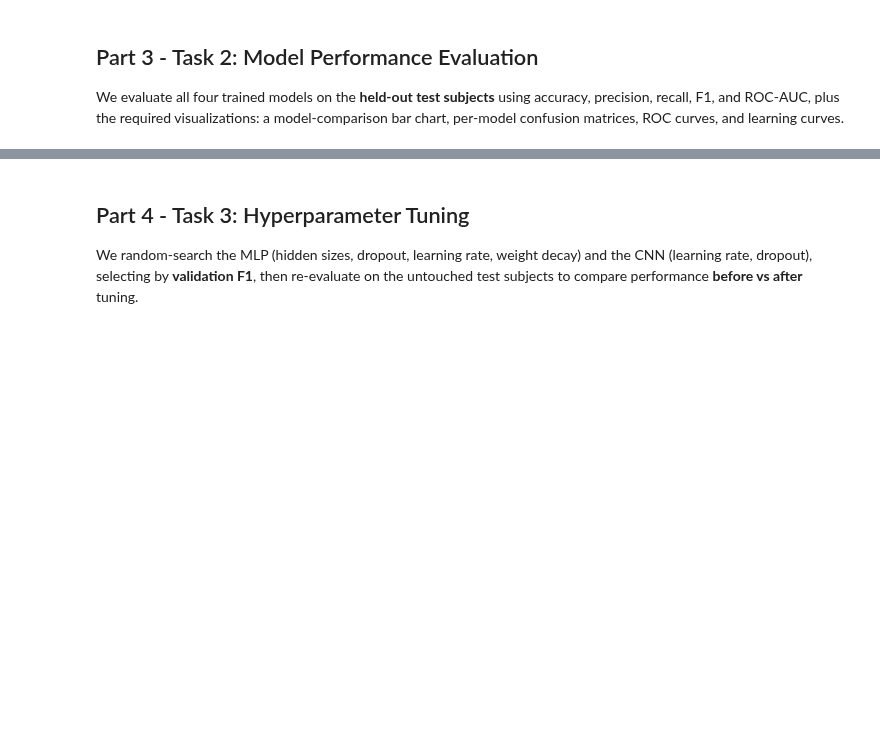
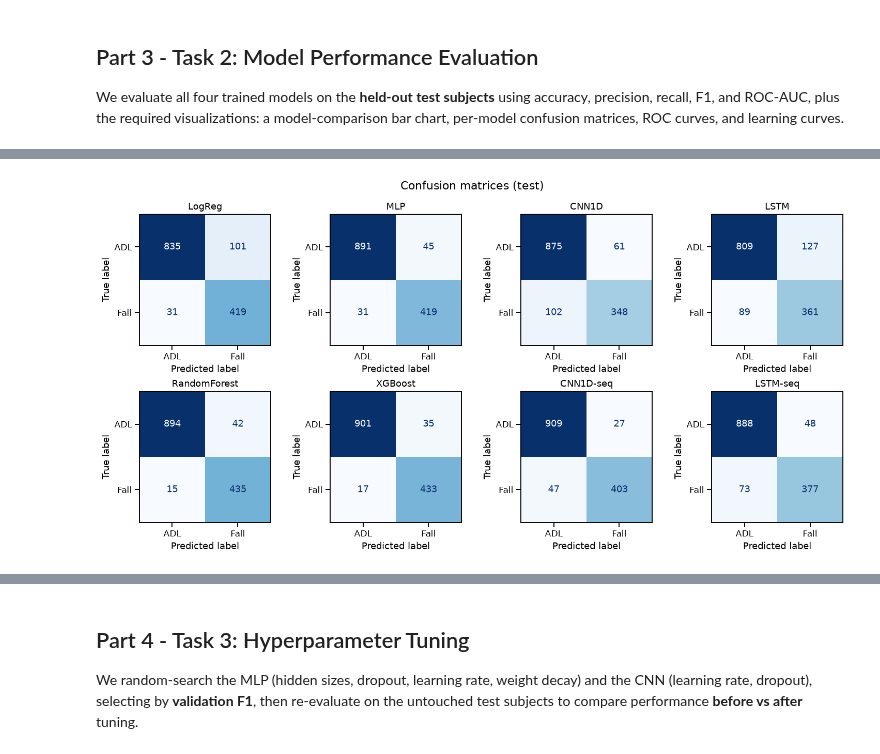
Before and after one commit to emfallat/EECE-5644-Final-Project, a Jupyter notebook: FallDetection_ML.ipynb, the cells around one changed output, grey strips where cells are left out. Cells and saved outputs as stored; diff of their text form; code cells hidden in the pictures; blank space fills up the shorter version.

Commit message:
Add a sequential model

```diff
--- a/FallDetection_ML.ipynb
+++ b/FallDetection_ML.ipynb
@@ -389,0 +501,36 @@ Tree ensembles use 30 simple features; scale_pos_weight=2.96
+# %%
+class LSTMUni(nn.Module):
+    """Unidirectional 2-layer LSTM.
+
+    readout='max'  - max over time, so an impact anywhere in the window reaches the head
+    readout='last' - final hidden state, the section-2.2 convention (kept for the ablation)
+    """
+    def __init__(s, ch=6, h=64, p=0.3, readout="max"):
+        super().__init__(); s.readout = readout
+        s.lstm = nn.LSTM(ch, h, 2, batch_first=True, dropout=p)
+        s.head = nn.Sequential(nn.Dropout(p), nn.Linear(h, 2))
+    def forward(s, x):                       # x:(B,C,T) -> (B,T,C)
+        o, _ = s.lstm(x.transpose(1, 2))
+        return s.head(o.max(1).values if s.readout == "max" else o[:, -1])
+
+seq_specs = {
+    "CNN1D-seq": (lambda: CNN1D(ch=6),                     dict(lr=1e-3, wd=1e-4, epochs=80)),
+    "LSTM-seq":  (lambda: LSTMUni(ch=6, readout="max"),    dict(lr=1e-3, wd=1e-4, epochs=60)),
+}
+seq_models = {}
+Xtr, ytr, Xva, yva, Xte, yte = split(SEQ_G)
+for name, (ctor, kw) in seq_specs.items():
+    t = time.time(); torch.manual_seed(SEED)
+    m, h, bf = train_model(ctor(), Xtr, ytr, Xva, yva, **kw)
+    met, pred, prob = evaluate(m, Xte, yte)
+    results[name] = met; preds[name] = pred; probs[name] = prob; hists[name] = h
+    seq_models[name] = m
+    print(f"{name:10s} test F1={met['f1']:.3f} acc={met['accuracy']:.3f} "
+          f"rec={met['recall']:.3f} auc={met['roc_auc']:.3f}  ({time.time()-t:.0f}s)")
+
+res_seq = pd.DataFrame({k: results[k] for k in seq_specs}).T
+res_seq.to_csv("results/metrics_seq.csv")
+print("\n=== Sequence models on the real time series (test subjects) ===")
+display(res_seq.round(3))
+print("for reference - section 2.2 on the reduced windows:")
+display(res_default.loc[["CNN1D", "LSTM"]].round(3))
@@ -402,11 +642,16 @@ ax.legend(loc="lower right",ncol=5); plt.tight_layout(); plt.savefig("figures/mo
 # %%
 from sklearn.metrics import ConfusionMatrixDisplay
-n=len(results); fig,axes=plt.subplots(1,n,figsize=(3.4*n,3.4))
+n=len(results); ncol=min(n,4); nrow=int(np.ceil(n/ncol))
+fig,axes=plt.subplots(nrow,ncol,figsize=(3.4*ncol,3.4*nrow))
+axes=np.atleast_1d(axes).ravel()
+for ax in axes[n:]: ax.axis('off')
 for ax,name in zip(axes,results):
     ConfusionMatrixDisplay(confusion_matrix(yte,preds.get(name,(probs[name]>=.5).astype(int))),
                            display_labels=["ADL","Fall"]).plot(ax=ax,cmap="Blues",colorbar=False)
     ax.set_title(name)
 plt.suptitle("Confusion matrices (test)"); plt.tight_layout(); plt.savefig("figures/confusion_matrices.png"); plt.show()
+# %% [output]
+[figure, added]
 # %%
 plt.figure(figsize=(6,5))
 for name in results:
```
Also changed, not shown: parts of 23 cells of this notebook, 17 other files.
